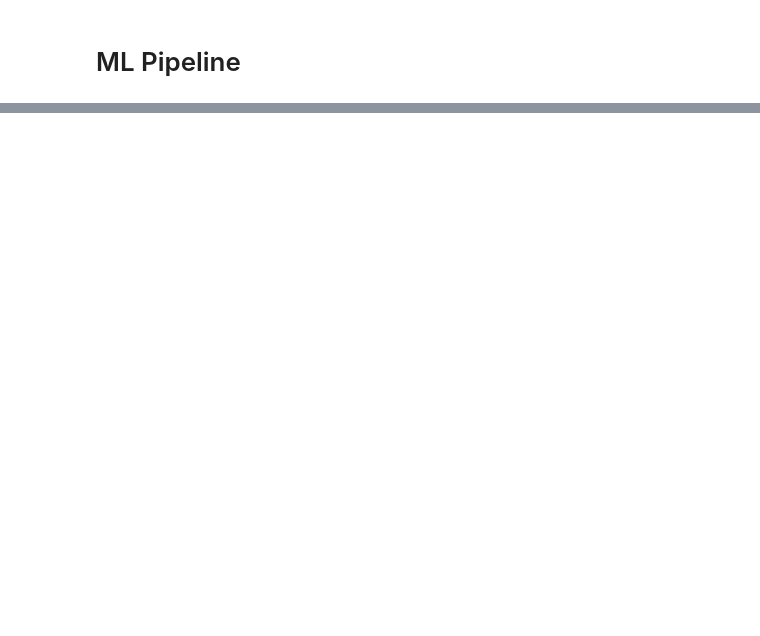
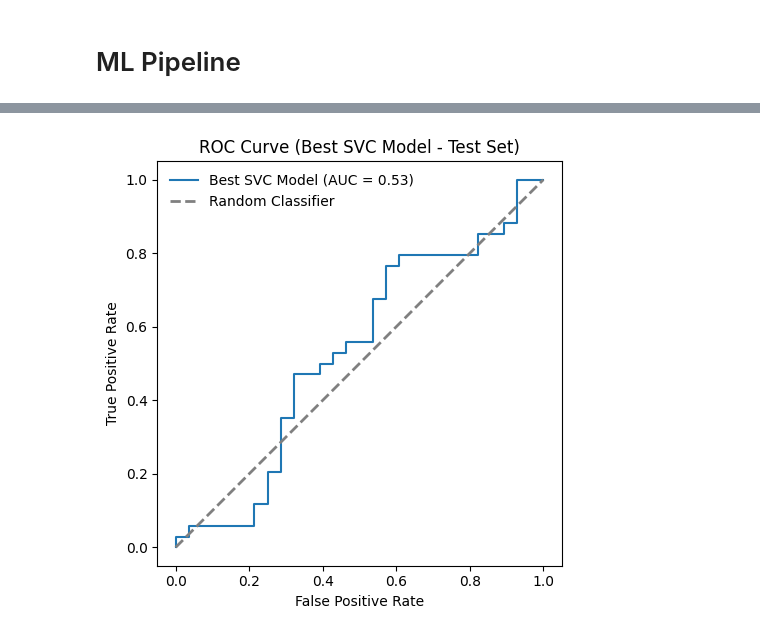
Before and after one commit to armankhoshnevis/Anxiety_Detection, a Jupyter notebook: SVC_Imblearn_Pipeline_Preliminary.ipynb, the cells around one changed output, grey strips where cells are left out. Saved outputs shown, nothing was run; the diff lists cells and outputs as text; code cells hidden in the pictures; blank space fills up the shorter version.

Commit message:
Finalize the pipeline including random search, metrics, cv, and pipeline

```diff
--- a/SVC_Imblearn_Pipeline_Preliminary.ipynb
+++ b/SVC_Imblearn_Pipeline_Preliminary.ipynb
@@ -426,0 +205,3 @@ weighted avg       0.60      0.58      0.58        62
+# %%
+# Fit the model
+rs.fit(X_train, y_train)
@@ -426,0 +274,15 @@ weighted avg       0.60      0.58      0.58        62
+# %%
+# Best parameters and score
+print("Best Parameters:", rs.best_params_)
+print(f"Best ROC AUC Score: {rs.best_score_:.4f}")
+cv_results_rs = pd.DataFrame(rs.cv_results_)
+cv_results_rs = cv_results_rs.sort_values(by=["rank_test_roc_auc"], ascending=True, ignore_index=False)
+
+# Evaluate on the test set
+best_model = rs.best_estimator_
+y_test_pred = best_model.predict(X_test)
+y_test_scores = best_model.decision_function(X_test)
+print(classification_report(y_test, y_test_pred))
+print(f"Test ROC AUC Score: {roc_auc_score(y_test, y_test_scores):.2f}")
+print(f"Test Balanced Accuracy: {balanced_accuracy_score(y_test, y_test_pred):.2f}")
+print(f"Test Average Precision: {average_precision_score(y_test, y_test_scores):.2f}")
@@ -426,0 +304,80 @@ weighted avg       0.60      0.58      0.58        62
+# %%
+# Plot the ROC curve for the best model
+fig, ax = plt.subplots(figsize=(8, 5))
+RocCurveDisplay.from_estimator(
+    best_model,
+    X_test,
+    y_test,
+    name='Best SVC Model',
+    ax=ax
+)
+plt.plot([0, 1], [0, 1], color='gray', linestyle='--', lw=2, label='Random Classifier')
+plt.xlim([-0.05, 1.05])
+plt.ylim([-0.05, 1.05])
+ax.set(
+    xlabel="False Positive Rate",
+    ylabel="True Positive Rate",
+    title="ROC Curve (Best SVC Model - Test Set)"
+)
+plt.legend(frameon=False)
+plt.tight_layout()
+plt.show()
+
+# Plot the ROC across CV folds for the best model
+mean_fpr = np.linspace(0, 1, 100)
+tprs = []
+aucs = []
+
+# Plot ROC for each fold
+fig, ax = plt.subplots(figsize=(6, 5))
+for fold_idx, (tr_idx, va_idx) in enumerate(cv.split(X_train, y_train), start=1):
+    X_tr, X_va = X_train.iloc[tr_idx], X_train.iloc[va_idx]
+    y_tr, y_va = y_train.iloc[tr_idx], y_train.iloc[va_idx]
+
+    temp_model = clone(best_model)
+    temp_model.fit(X_tr, y_tr)
+
+    y_score = temp_model.decision_function(X_va)
+
+    fpr, tpr, _ = roc_curve(y_va, y_score)
+    fold_auc = auc(fpr, tpr)
+    aucs.append(fold_auc)
+
+    tpr_interp = np.interp(mean_fpr, fpr, tpr)
+    tpr_interp[0] = 0.0
+    tprs.append(tpr_interp)
+
+    plt.plot(fpr, tpr, lw=1, alpha=0.35, label=f"Fold {fold_idx} (AUC = {fold_auc:.3f})")
+
+# Plot mean ROC curve
+tprs = np.array(tprs)
+mean_tpr = tprs.mean(axis=0)
+std_tpr = tprs.std(axis=0)
+mean_tpr[-1] = 1.0
+
+mean_auc = auc(mean_fpr, mean_tpr)
+std_auc = np.std(aucs)
+plt.plot(
+    mean_fpr,
+    mean_tpr,
+    lw=2.5,
+    label=f"Mean ROC (AUC = {mean_auc:.3f} ± {std_auc:.3f})"
+)
+
+tpr_lower = np.clip(mean_tpr - std_tpr, 0, 1)
+tpr_upper = np.clip(mean_tpr + std_tpr, 0, 1)
+plt.fill_between(mean_fpr, tpr_lower, tpr_upper, alpha=0.2, label="±1 std. dev.")
+
+plt.plot([0, 1], [0, 1], color='gray', linestyle='--', lw=2, label='Random Classifier')
+ax.set(
+    xlim=[-0.05, 1.05],
+    ylim=[-0.05, 1.05],
+    xlabel="False Positive Rate",
+    ylabel="True Positive Rate",
+    title="ROC Curve Across CV Folds (Best SVC Model)"
+)
+plt.legend(loc="lower right", frameon=False)
+plt.tight_layout()
+plt.show()
+# %% [output]
+[figure, added]
```
Also changed, not shown: parts of 12 cells of this notebook, 1 other file.
